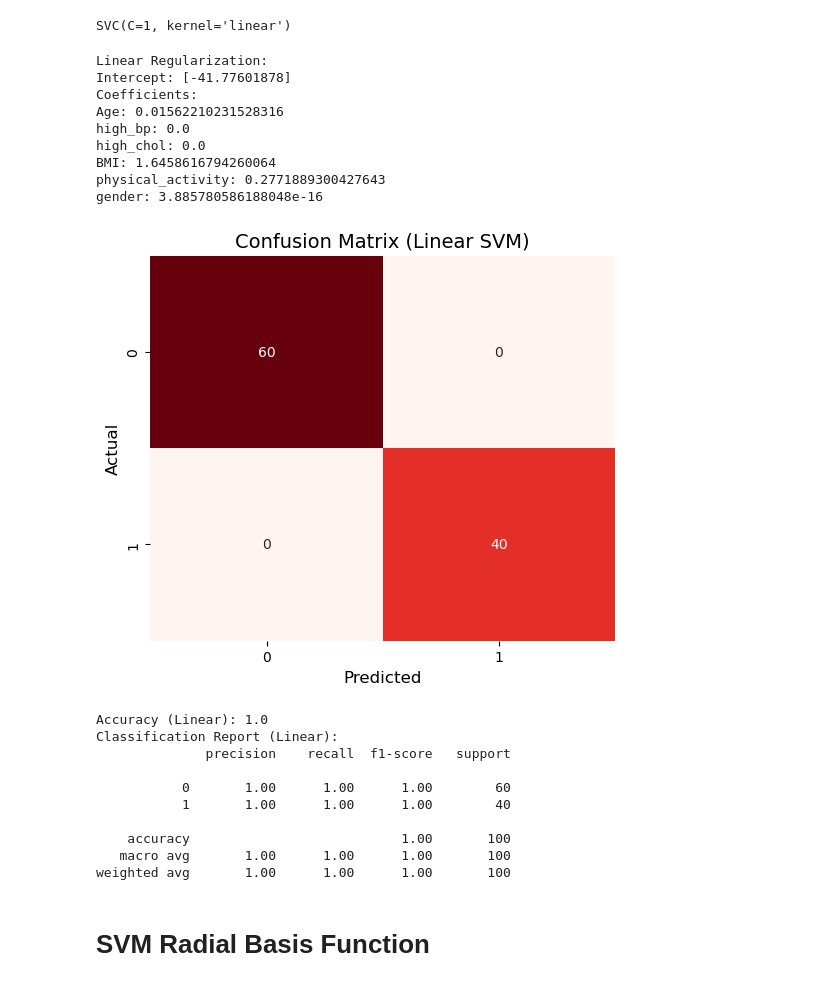
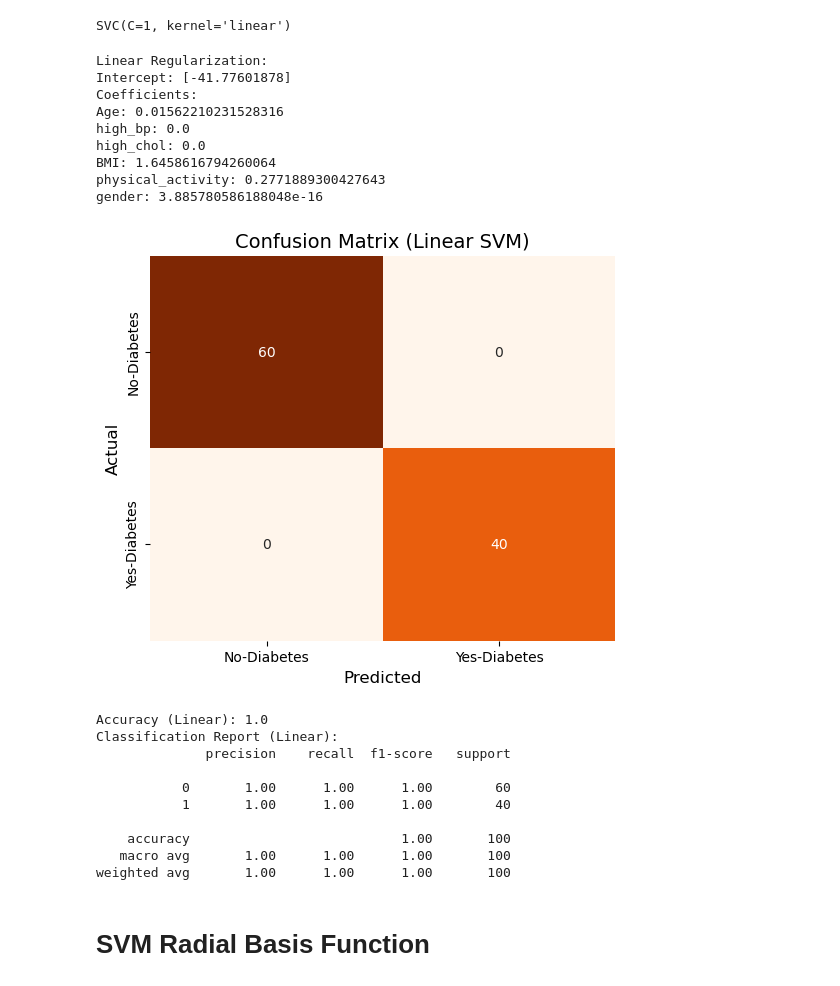
Before and after one commit to jwu249/is407_final_project, a Jupyter notebook: final_project/final_project.ipynb, the cells around one changed output. Cells and saved outputs as stored; diff of their text form; code cells hidden in the pictures.

```diff
--- a/final_project/final_project.ipynb
+++ b/final_project/final_project.ipynb
@@ -192,38 +194,40 @@ SVC(C=1, kernel='linear')
 # Predict target variable
 Y_pred = svm_linear.predict(X)
 # %%
+class_names = ["No-Diabetes", "Yes-Diabetes"]
+
 conf_matrix_linear = confusion_matrix(Y, Y_pred)
 print("Linear Regularization:")
 print("Intercept:", svm_linear.intercept_)
 print("Coefficients:")
 for feature, coef in zip(X.columns, svm_linear.coef_[0]):
     print(f"{feature}: {coef}")
 
 plt.figure(figsize=(6, 5))
-sn.heatmap(conf_matrix_linear, annot=True, fmt='d', cmap='Reds', cbar=False)
+sn.heatmap(conf_matrix_linear, annot=True, fmt='d', cmap='Oranges', cbar=False, xticklabels=class_names, yticklabels=class_names)
 
 plt.title("Confusion Matrix (Linear SVM)", fontsize=14)
 plt.xlabel("Predicted", fontsize=12)
 plt.ylabel("Actual", fontsize=12)
 plt.show()
 
 # Evaluate performance
 accuracy_linear = accuracy_score(Y, Y_pred)
 print("Accuracy (Linear):", accuracy_linear)
 
 print("Classification Report (Linear):")
 print(classification_report(Y, Y_pred))
 # %% [output]
 Linear Regularization:
 Intercept: [-41.77601878]
 Coefficients:
 Age: 0.01562210231528316
 high_bp: 0.0
 high_chol: 0.0
 BMI: 1.6458616794260064
 physical_activity: 0.2771889300427643
 gender: 3.885780586188048e-16
-[figure, old version]
+[figure, new version]
 Accuracy (Linear): 1.0
 Classification Report (Linear):
               precision    recall  f1-score   support
```
Also changed, not shown: parts of 3 cells of this notebook.
